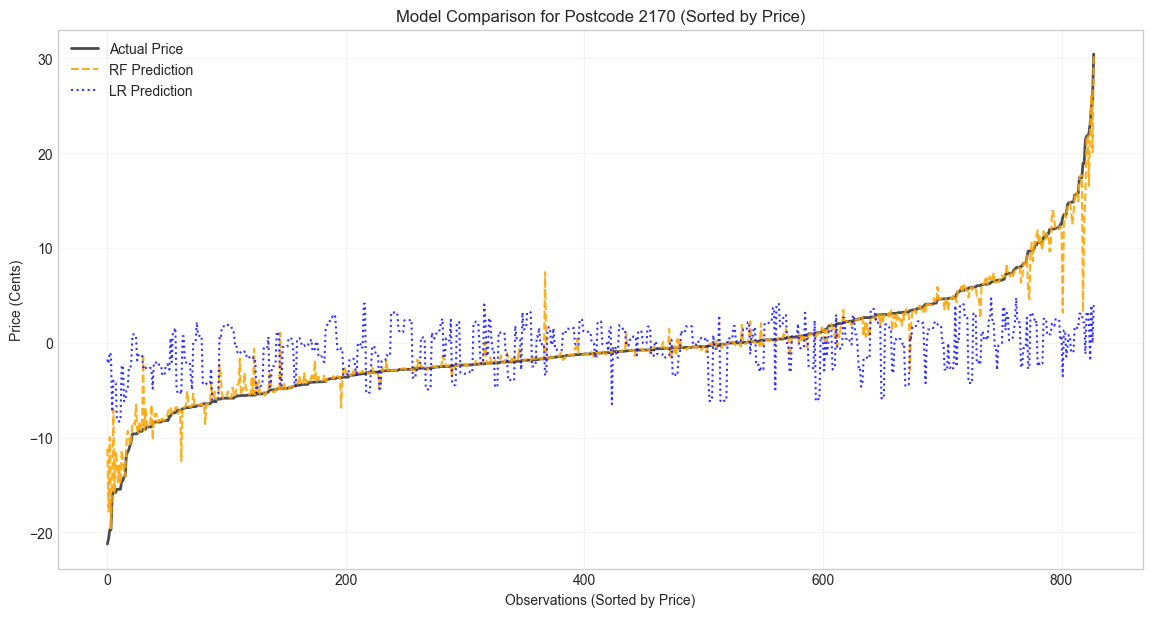
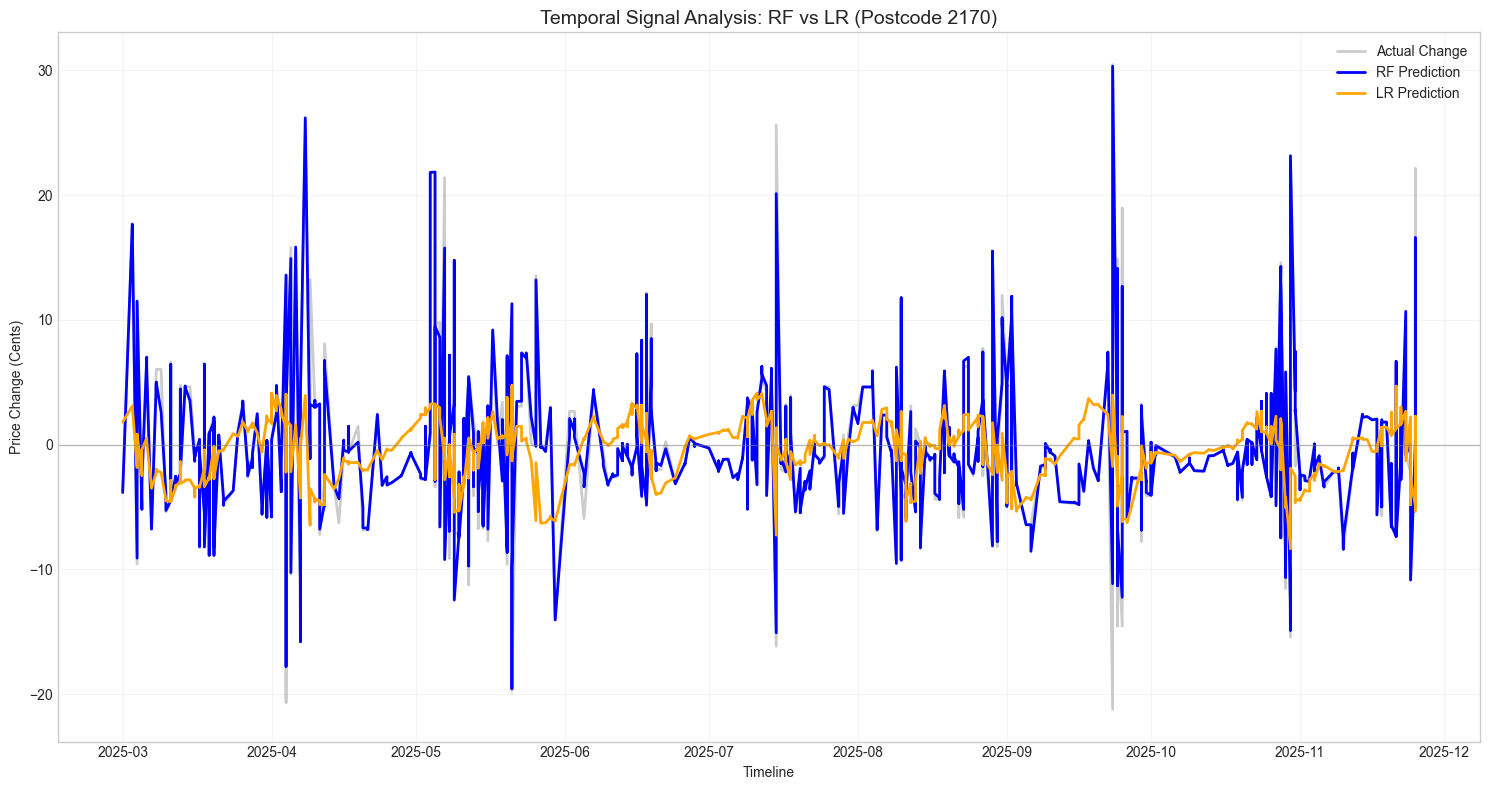
The change to this notebook cell's code, shown as a diff; its figure went from the first image to the second:
--- before
+++ after
@@ -1,30 +1,41 @@
-# 1. Add both predictions to your results dataframe
-test_results = X_test.copy()
-test_results['actual'] = y_test
-test_results['rf_pred'] = rf_predictions  # Using the variables from earlier
-test_results['lr_pred'] = lr_predictions
+# 1. Reconstruct the test results with dates
+# Assuming 'df_final' or your source CSV still exists with the 'date' column
+df_source = pd.read_csv(COMPLETE_OUTPUT_FILE, parse_dates=['date'])
 
-# 2. Filter for your postcode
-sample_postcode = test_results['postcode'].mode()[0]
-sample_data = test_results[test_results['postcode'] == sample_postcode].copy()
+comparison_df = pd.DataFrame({
+    'date': df_source.loc[X_test.index, 'date'],
+    'postcode': X_test['postcode'],
+    'actual': y_test,
+    'rf_pred': rf_predictions,
+    'lr_pred': lr_predictions
+})
 
-# OPTIONAL: Sort by actual price to see how models handle low vs high values
-sample_data = sample_data.sort_values(by='actual')
+# 2. Pick a postcode with high volatility to see the difference clearly
+sample_postcode = comparison_df['postcode'].mode()[0]
+plot_data = comparison_df[comparison_df['postcode'] == sample_postcode].sort_values('date')
 
-plt.figure(figsize=(14, 7))
+# 3. Create the Comparison Plot
+plt.figure(figsize=(15, 8))
 
-# Plot Actuals
-plt.plot(sample_data['actual'].values, label='Actual Price', color='black', lw=2, alpha=0.7)
+# Actual price movement
+plt.plot(plot_data['date'], plot_data['actual'], 
+         label='Actual Change', color='black', lw=2, alpha=0.2)
 
-# Plot Random Forest
-plt.plot(sample_data['rf_pred'].values, label='RF Prediction', color='orange', linestyle='--', alpha=0.9)
+# Random Forest: Expect this to follow spikes better
+plt.plot(plot_data['date'], plot_data['rf_pred'], 
+         label='RF Prediction', color='blue', linestyle='-', lw=2)
 
-# Plot Linear Regression
-plt.plot(sample_data['lr_pred'].values, label='LR Prediction', color='blue', linestyle=':', alpha=0.8)
+# Linear Regression: Expect this to be flatter/more "damped"
+plt.plot(plot_data['date'], plot_data['lr_pred'], 
+         label='LR Prediction', color='orange', linestyle='-', lw=2)
 
-plt.title(f'Model Comparison for Postcode {sample_postcode} (Sorted by Price)')
-plt.xlabel('Observations (Sorted by Price)')
-plt.ylabel('Price (Cents)')
+# Baseline
+plt.axhline(0, color='gray', lw=1, alpha=0.5)
+
+plt.title(f'Temporal Signal Analysis: RF vs LR (Postcode {sample_postcode})', fontsize=14)
+plt.ylabel('Price Change (Cents)')
+plt.xlabel('Timeline')
 plt.legend()
 plt.grid(True, alpha=0.2)
+plt.tight_layout()
 plt.show()

Commit: a better plot; still predicting price delta